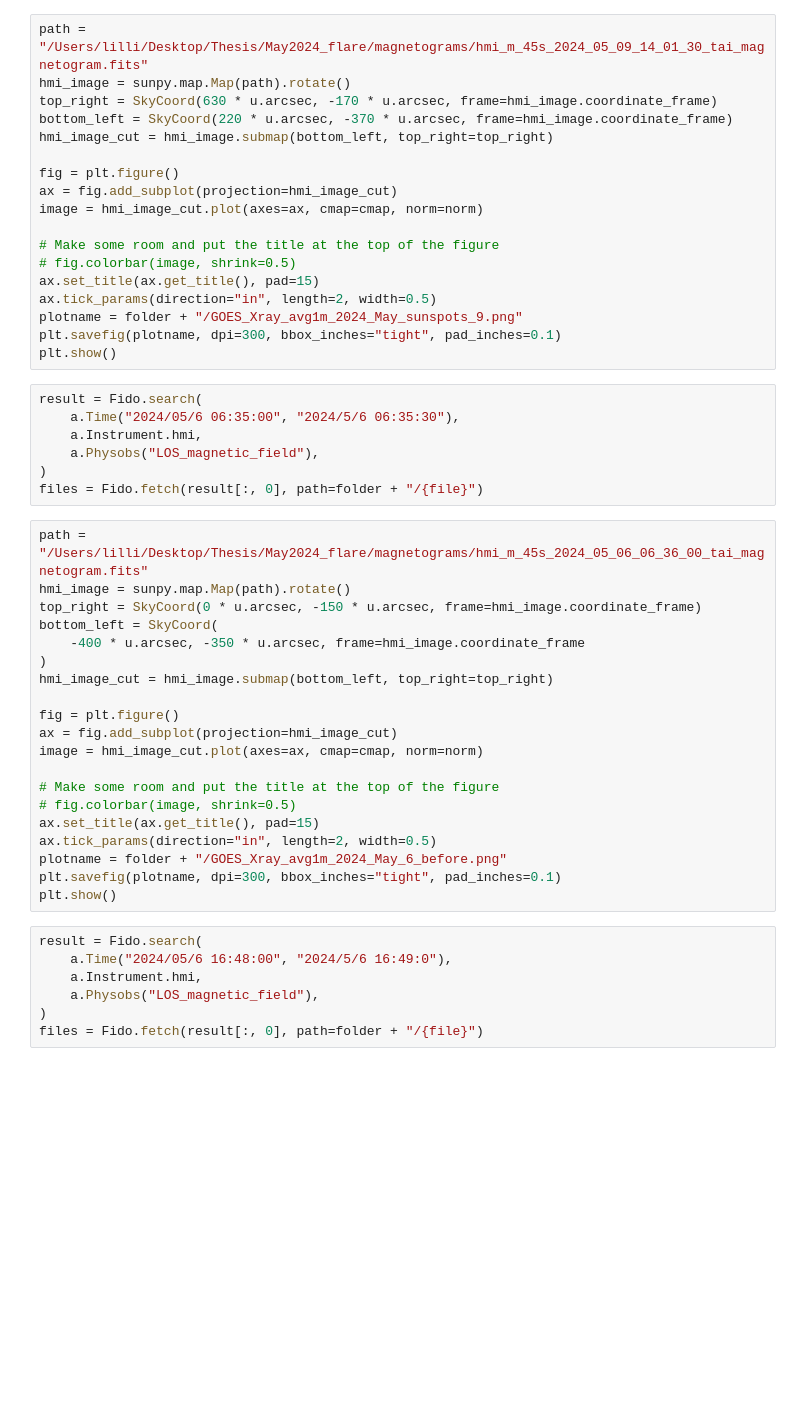
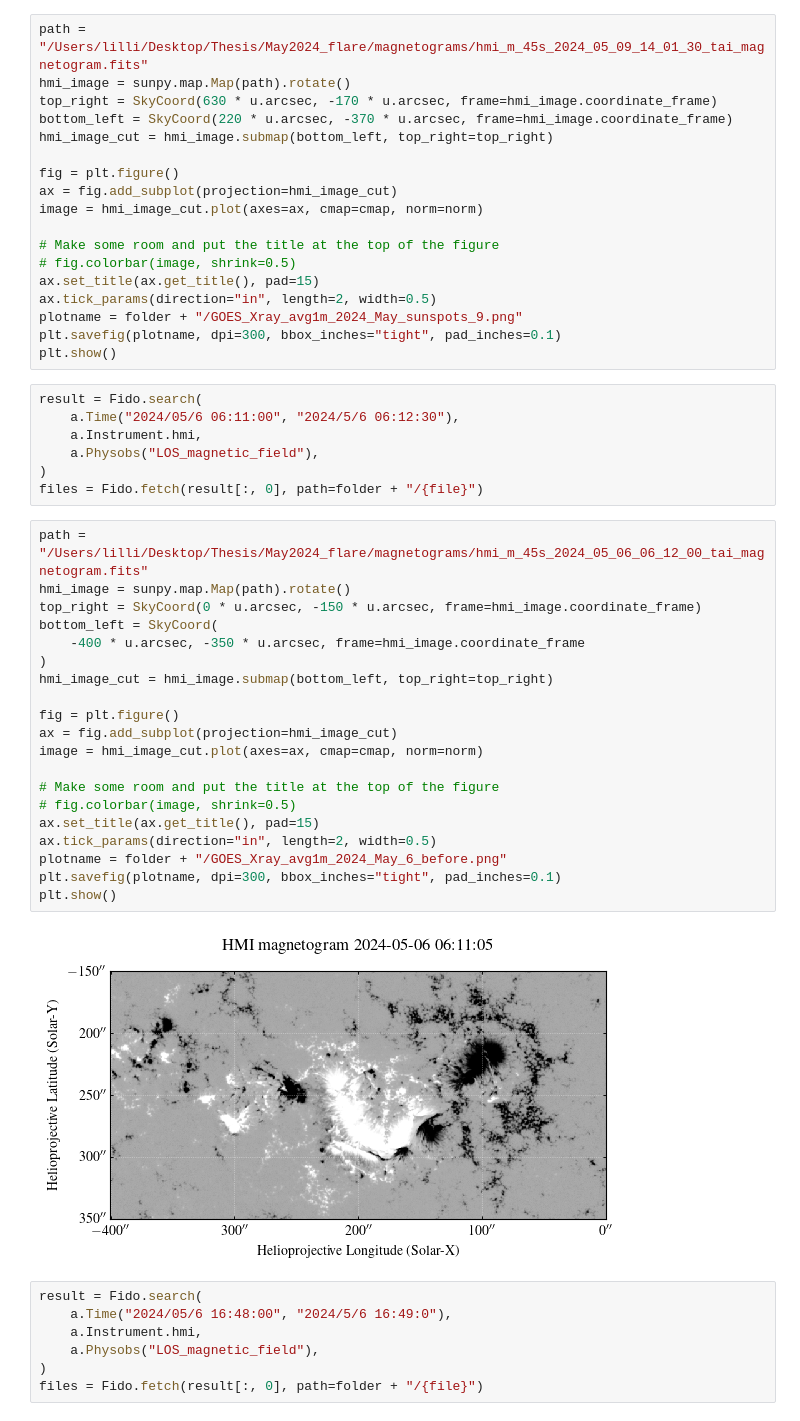
Before and after one commit to LMNadol/mflex, a Jupyter notebook: mhsflex/2024_cme_magnetograms.ipynb, the cells around one changed output. Saved outputs shown, nothing was run; the diff lists cells and outputs as text; blank space fills up the shorter version.

Commit message:
thesis

```diff
--- a/mhsflex/2024_cme_magnetograms.ipynb
+++ b/mhsflex/2024_cme_magnetograms.ipynb
@@ -233,31 +233,33 @@ plt.savefig(plotname, dpi=300, bbox_inches="tight", pad_inches=0.1)
 plt.show()
 # %%
 result = Fido.search(
-    a.Time("2024/05/6 06:35:00", "2024/5/6 06:35:30"),
+    a.Time("2024/05/6 06:11:00", "2024/5/6 06:12:30"),
     a.Instrument.hmi,
     a.Physobs("LOS_magnetic_field"),
 )
 files = Fido.fetch(result[:, 0], path=folder + "/{file}")
 # %%
-path = "/Users/lilli/Desktop/Thesis/May2024_flare/magnetograms/hmi_m_45s_2024_05_06_06_36_00_tai_magnetogram.fits"
+path = "/Users/lilli/Desktop/Thesis/May2024_flare/magnetograms/hmi_m_45s_2024_05_06_06_12_00_tai_magnetogram.fits"
 hmi_image = sunpy.map.Map(path).rotate()
 top_right = SkyCoord(0 * u.arcsec, -150 * u.arcsec, frame=hmi_image.coordinate_frame)
 bottom_left = SkyCoord(
     -400 * u.arcsec, -350 * u.arcsec, frame=hmi_image.coordinate_frame
 )
 hmi_image_cut = hmi_image.submap(bottom_left, top_right=top_right)
 
 fig = plt.figure()
 ax = fig.add_subplot(projection=hmi_image_cut)
 image = hmi_image_cut.plot(axes=ax, cmap=cmap, norm=norm)
 
 # Make some room and put the title at the top of the figure
 # fig.colorbar(image, shrink=0.5)
 ax.set_title(ax.get_title(), pad=15)
 ax.tick_params(direction="in", length=2, width=0.5)
 plotname = folder + "/GOES_Xray_avg1m_2024_May_6_before.png"
 plt.savefig(plotname, dpi=300, bbox_inches="tight", pad_inches=0.1)
 plt.show()
+# %% [output]
+[figure, added]
 # %%
 result = Fido.search(
     a.Time("2024/05/6 16:48:00", "2024/5/6 16:49:0"),
```
Also changed, not shown: parts of 1 cell of this notebook, 2 other files.
